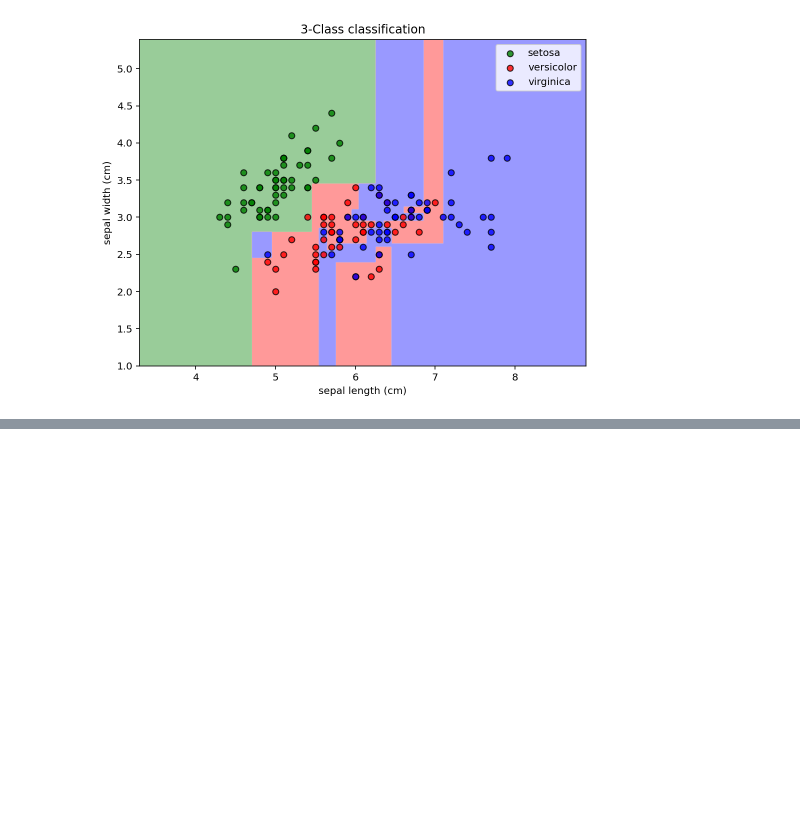
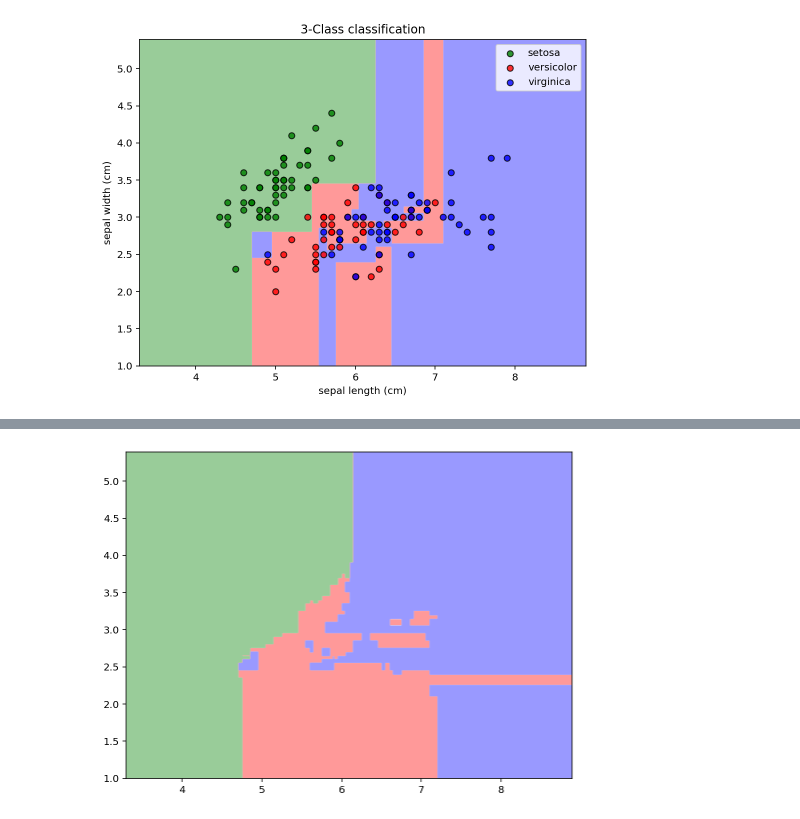
Before and after one commit to ThierryKunda/isd2, a Jupyter notebook: TP 3 - Intro Scikit-Learn - Classification.ipynb, the cells around one changed output, grey strips where cells are left out. Saved outputs shown, nothing was run; the diff lists cells and outputs as text; code cells hidden in the pictures; blank space fills up the shorter version.

Commit message:
Etapes pour Random Forest

```diff
--- a/TP 3 - Intro Scikit-Learn - Classification.ipynb
+++ b/TP 3 - Intro Scikit-Learn - Classification.ipynb
@@ -269,0 +272,22 @@ plot_training_points(xs_2d, ys, COLORS, features)
+# %%
+# 0. Entrainement des modèles
+
+xs_train, xs_test, ys_train, ys_test = train_test_split(
+    xs_2d, ys, random_state=1
+)
+
+# 1. Choix du modèle (classe)
+from sklearn.ensemble import RandomForestClassifier
+
+# 2. Instantiation : random forest (basé lui-même sur un ensemble d'arbres de décision)
+model = RandomForestClassifier()
+
+# 3. Apprentissage (fit) du model
+model.fit(xs_train, ys_train)
+
+# 4. Prédire sur les données de test
+ys_pred = model.predict(xs_test)
+
+# 5. Evaluation
+score = accuracy_score(ys_test, ys_pred)
+print(f"{score :.04f}")
@@ -269,0 +296,3 @@ plot_training_points(xs_2d, ys, COLORS, features)
+# %%
+# Graphiques
+plot_training_points(xs_2d, ys, COLORS, features)
@@ -269,0 +301,4 @@ plot_training_points(xs_2d, ys, COLORS, features)
+# %%
+plot_decision_boundary(xs_2d, model, COLORS, HOP)
+# %% [output]
+[figure, added]
```
Also changed, not shown: parts of 4 cells of this notebook.
